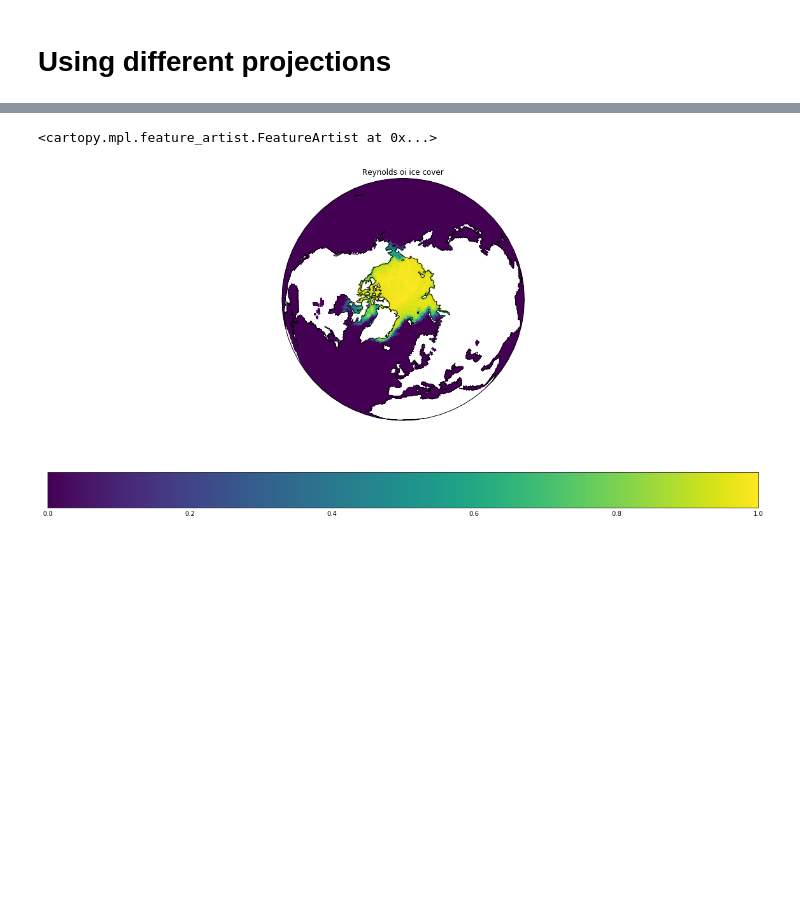
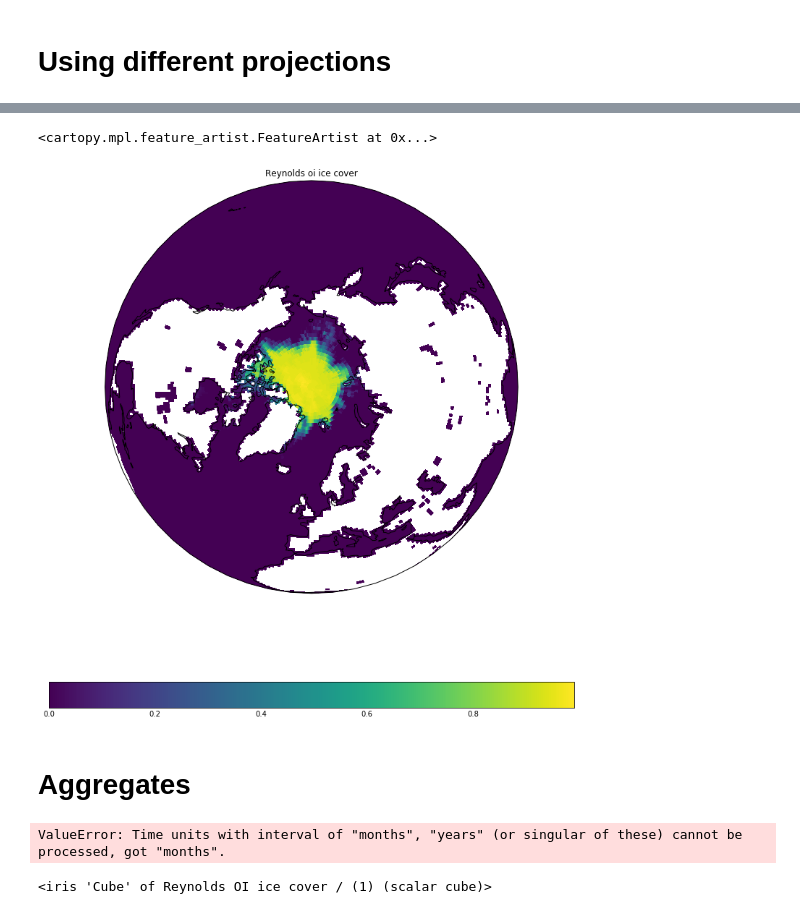
Before and after one commit to escience-academy/2019-10-10-NSO-Symposium, a Jupyter notebook: notebooks/2-Visualisation.ipynb, the cells around one changed output, grey strips where cells are left out. Saved outputs shown, nothing was run; the diff lists cells and outputs as text; code cells hidden in the pictures; blank space fills up the shorter version.

```diff
--- a/notebooks/2-Visualisation.ipynb
+++ b/notebooks/2-Visualisation.ipynb
@@ -23,7 +15,2 @@ def set_bounds(cube):
-# %%
-sic_reynolds_v2 = iris.load_cube(str(data_path / "iceoi_v2.nc"))
-set_bounds(sic_reynolds_v2)
-iris.save(sic_reynolds_v2, "data/sic.nc")
-# t2m = iris.load_cube(str(data_path / "erai_t2m.nc"))
 # %%
-cube = iris.load_cube("data/sic.nc") ; cube
+cube = iris.load_cube(str(data_path / "iceoi_v2.nc"))
@@ -52,3 +46,6 @@ plt.show()
 [figure]
 # %% [markdown]
 # Using different projections
+# %%
+north = cube[:,90:]
+north
@@ -55,11 +69,16 @@ plt.show()
 # %%
 projection = ccrs.Orthographic(central_longitude=0, central_latitude=90)
+# projection = ccrs.Mollweide(central_longitude=0)
+plt.figure(figsize=(13, 15))
 ax = plt.subplot(projection=projection)
 # ax.set_global()
 # plot with Iris quickplot pcolormesh
-qplt.pcolormesh(cube[0])
+qplt.pcolormesh(north[-1])
+# qplt.contourf(cube[-5], 25)
 # Draw coastlines
 ax.coastlines()
 # %% [output]
 <cartopy.mpl.feature_artist.FeatureArtist at 0x...>
-[figure, old version]
+[figure, new version]
+# %% [markdown]
+# Aggregates
@@ -65,0 +93,5 @@ ax.coastlines()
+# %%
+sic_mean[0]
+# %% [output]
+ValueError: Time units with interval of "months", "years" (or singular of these) cannot be processed, got "months".
+<iris 'Cube' of Reynolds OI ice cover / (1) (scalar cube)>
```
Also changed, not shown: parts of 8 cells of this notebook.
